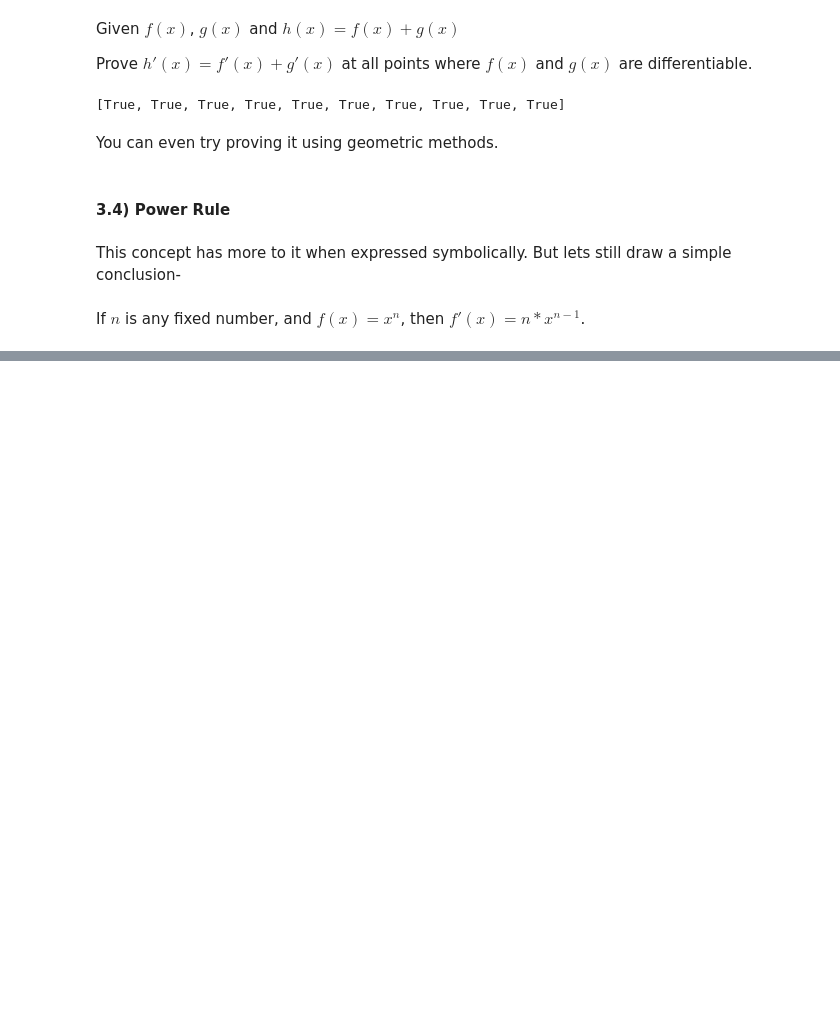
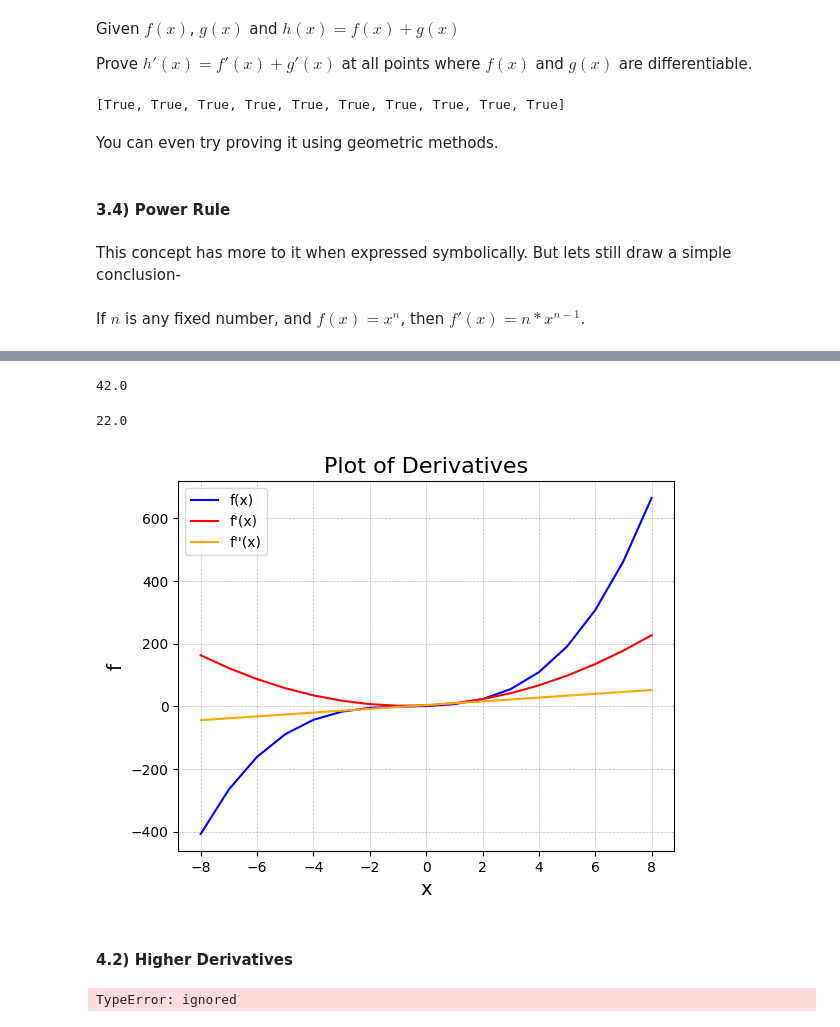
Before and after one commit to pareshrchaudhary/numericalmethods, a Jupyter notebook: Derivatives.ipynb, the cells around one changed output, grey strips where cells are left out. Cells and saved outputs as stored; diff of their text form; code cells hidden in the pictures; blank space fills up the shorter version.

```diff
--- a/Derivatives.ipynb
+++ b/Derivatives.ipynb
@@ -335,6 +332,6 @@ If $n$ is any fixed number, and  $f(x)=x^n$, then  $f′(x)=n*x^{n−1}$.
 # %%
-def f(x, n):
-  return x**n
+def f2(x):
+  return x**2
 
-def power_rule(x, n):
-    return n * x**(n - 1)
+def f3(x):
+  return x**3
@@ -349,0 +378,49 @@ TypeError: ignored
+# %%
+def f(x):
+  return x**3 + 2*x**2 + 3*x + 1
+# %%
+def derivative(func, point):
+  def fn(dx):
+    return (func(point+dx) - func(point))/(dx)
+  return lim.evaluate_limit(fn, 0)[1]
+# %%
+derivative(f, 3)
+# %% [output]
+42.0
+# %%
+def second_derivative(func, point):
+
+  def derivative_internal(dx):
+
+    def derivative(func_1, point):
+      def fn(dx):
+        return (func_1(point+dx) - func_1(point))/(dx)
+      return lim.evaluate_limit(fn, 0)[1]
+
+    return (derivative(func, point+1e-3) - derivative(func, point))/(1e-3)
+
+  return lim.evaluate_limit(derivative_internal, 0)[1]
+# %%
+second_derivative(f,3)
+# %% [output]
+22.0
+# %%
+integer_sequence = list(range(-8, 9))
+f_num = np.array([f(i) for i in integer_sequence])
+fdx = np.array([derivative(f, i) for i in integer_sequence])
+fdxdx = np.array([second_derivative(f, i) for i in integer_sequence])
+
+plt.plot(integer_sequence, f_num, color='blue', label='f(x)')
+plt.plot(integer_sequence, fdx, color='red', label="f'(x)")
+plt.plot(integer_sequence, fdxdx, color='orange', label="f''(x)")
+
+plt.xlabel('x', fontsize=14)
+plt.ylabel('f', fontsize=14)
+plt.title("Plot of Derivatives", fontsize=16)
+plt.grid(True, linestyle='--', linewidth=0.5, color='gray', alpha=0.5)
+plt.legend()
+plt.show()
+# %% [output]
+[figure, added]
+# %% [markdown]
+#### 4.2) Higher Derivatives
@@ -349,0 +449,16 @@ TypeError: ignored
+# %%
+derivative_calculator = Derivative(f, 3)
+
+# Calculate the first derivative at the specified point
+first_derivative_result = derivative_calculator()
+print("First derivative:", first_derivative_result)
+
+# Calculate the second derivative at the specified point
+second_derivative_result = derivative_calculator()
+print("Second derivative:", second_derivative_result)
+
+# Calculate the third derivative at the specified point
+third_derivative_result = derivative_calculator()
+print("Third derivative:", third_derivative_result)
+# %% [output]
+TypeError: ignored
```
Also changed, not shown: parts of 11 cells of this notebook.
